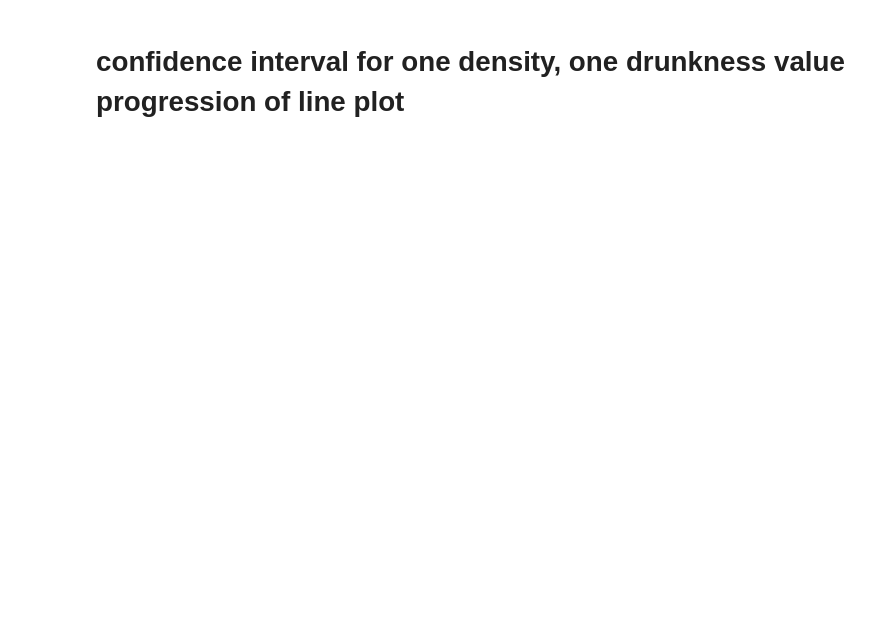
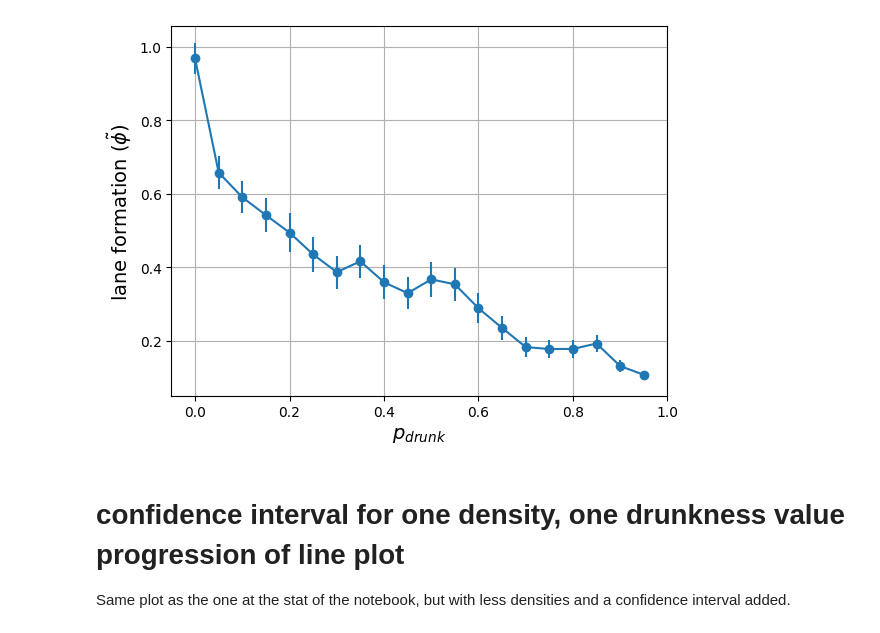
Before and after one commit to Ninavd/crowd-control, a Jupyter notebook: data_analysis.ipynb, the cells around one changed output. Saved outputs shown, nothing was run; the diff lists cells and outputs as text; code cells hidden in the pictures; blank space fills up the shorter version.

```diff
--- a/data_analysis.ipynb
+++ b/data_analysis.ipynb
@@ -79,14 +103,18 @@ This is for constant density of 0.16
 # %%
 rho = 0.16
 plt.figure()
 plt.errorbar(1-np.array(p_values), [np.mean(all_data[rho][i][0][:-100]) for i in range(len(p_values))], yerr=1.96*np.array([np.std(all_data[rho][i][0][:-100]) for i in range(len(p_values))])/5, fmt='o-')
 plt.xlabel('$p_{drunk}$', fontsize=14)
 plt.ylabel('lane formation ($\\tilde{\phi}$)', fontsize=14)
 plt.grid()
-# plt.ylim(0, 1)
+plt.xlim(-0.05, 1)
 plt.show()
+# %% [output]
+[figure, added]
 # %% [markdown]
 # confidence interval for one density, one drunkness value progression of line plot
+
+Same plot as the one at the stat of the notebook, but with less densities and a confidence interval added.
 # %%
 # plotting order progression for constant rho
 plt.figure()
```
Also changed, not shown: parts of 20 cells of this notebook.
